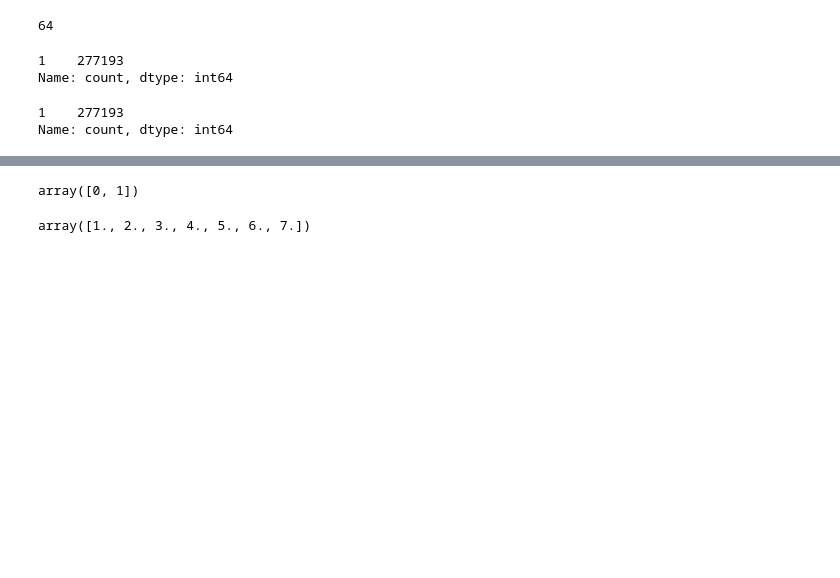
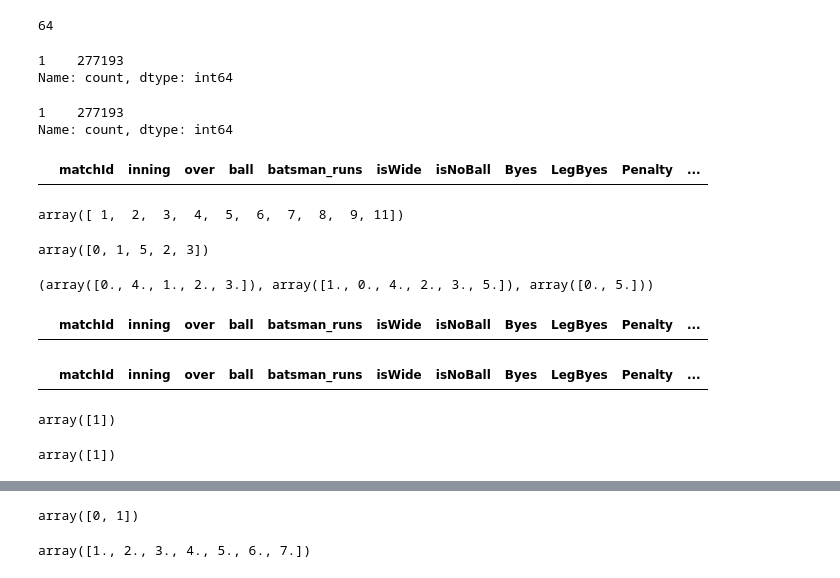
Before and after one commit to LokeshVasireddy/IPL-Prediction-System, a Jupyter notebook: New Data/help.ipynb, the cells around one changed output, grey strips where cells are left out. Cells and saved outputs as stored; diff of their text form; code cells hidden in the pictures; blank space fills up the shorter version.

```diff
--- a/New Data/help.ipynb
+++ b/New Data/help.ipynb
@@ -76,3 +76,35 @@ balls.groupby(['matchId','inning','over','ball']).size().value_counts()
 # %% [output]
 1    277193
 Name: count, dtype: int64
+# %%
+balls[balls['ball']<0]
+# %% [output]
+|  | matchId | inning | over | ball | batsman_runs | isWide | isNoBall | Byes | LegByes | Penalty | ... |
+# %%
+balls['ball'].unique()
+# %% [output]
+array([ 1,  2,  3,  4,  5,  6,  7,  8,  9, 11])
+# %%
+balls['isNoBall'].unique()
+# %% [output]
+array([0, 1, 5, 2, 3])
+# %%
+balls['Byes'].unique(), balls['LegByes'].unique(), balls['Penalty'].unique()
+# %% [output]
+(array([0., 4., 1., 2., 3.]), array([1., 0., 4., 2., 3., 5.]), array([0., 5.]))
+# %%
+balls[balls['batting_team']==balls['bowling_team']]
+# %% [output]
+|  | matchId | inning | over | ball | batsman_runs | isWide | isNoBall | Byes | LegByes | Penalty | ... |
+# %%
+balls[balls['player_dismissed']==np.nan]
+# %% [output]
+|  | matchId | inning | over | ball | batsman_runs | isWide | isNoBall | Byes | LegByes | Penalty | ... |
+# %%
+matches.groupby('matchId')['venue'].nunique().unique()
+# %% [output]
+array([1])
+# %%
+matches.groupby('matchId')['season'].nunique().unique()
+# %% [output]
+array([1])
```
Also changed, not shown: parts of 8 cells of this notebook, 9 other files.
